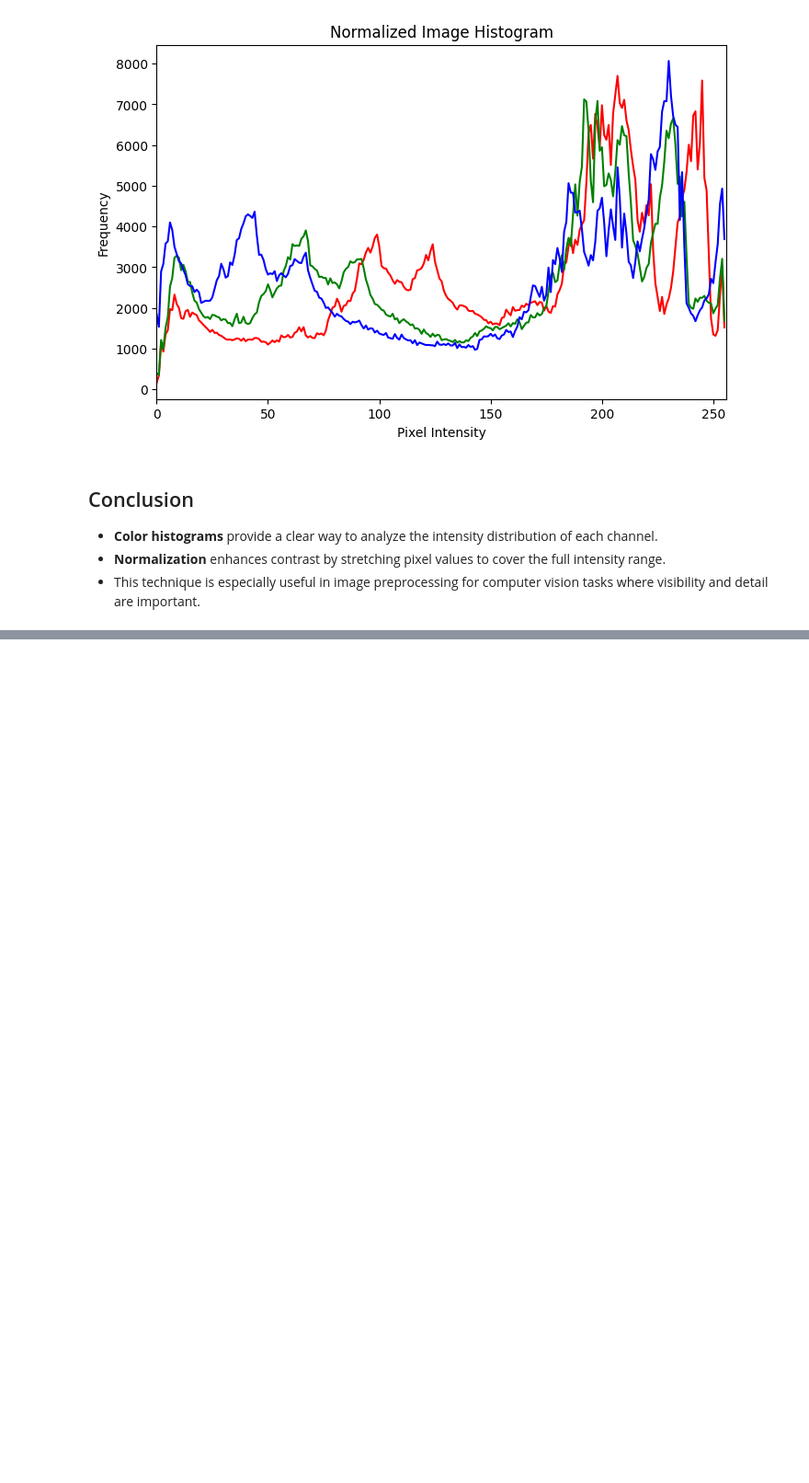
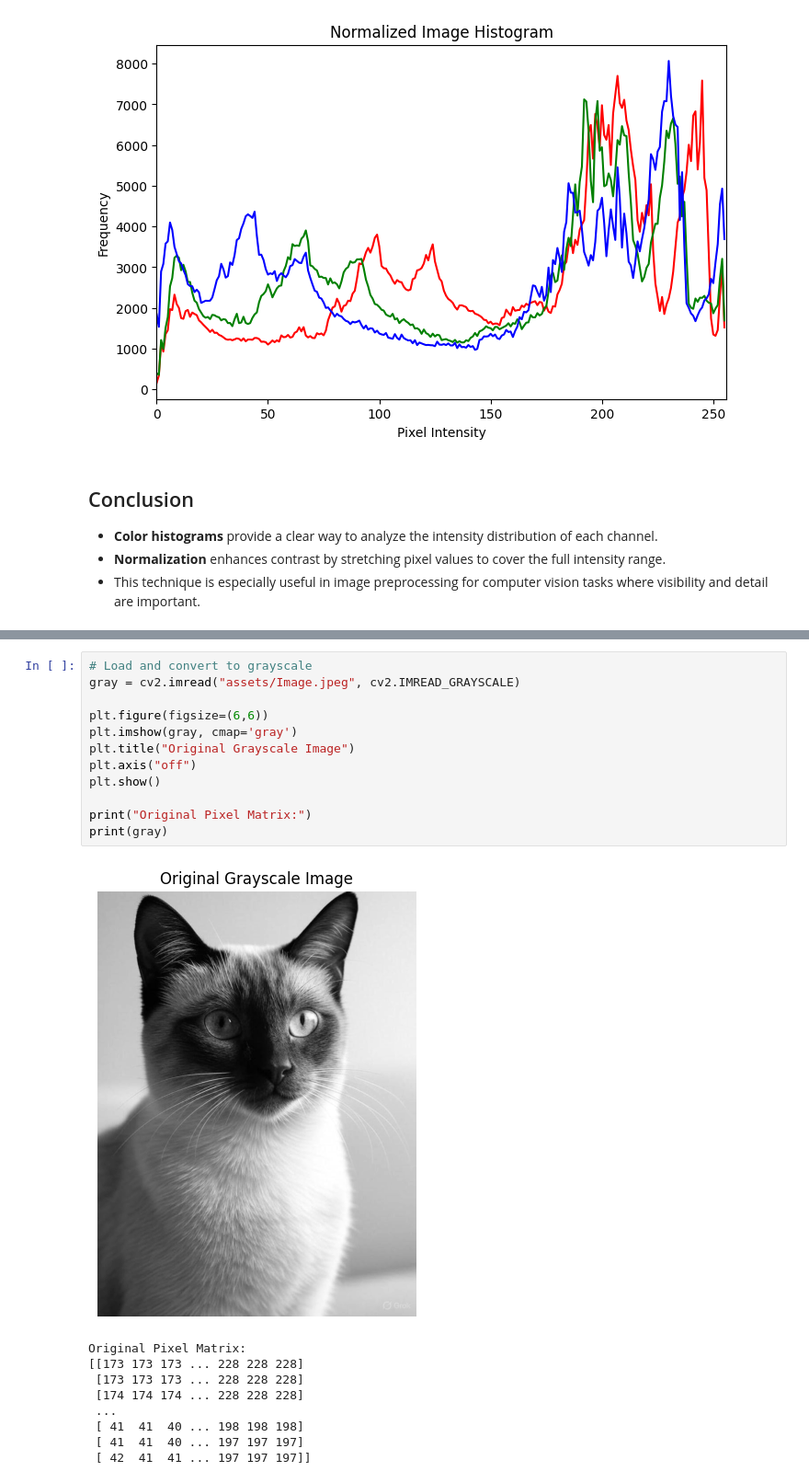
Before and after one commit to notyouriiz/Image_Processing, a Jupyter notebook: Color Histograms/HistogramNormalization.ipynb, the cells around one changed output, grey strips where cells are left out. Shown at 92% size. Saved outputs shown, nothing was run; the diff lists cells and outputs as text; blank space fills up the shorter version.

```diff
--- a/Color Histograms/HistogramNormalization.ipynb
+++ b/Color Histograms/HistogramNormalization.ipynb
@@ -142,0 +151,22 @@ plt.show()
+# %%
+# Load and convert to grayscale
+gray = cv2.imread("assets/Image.jpeg", cv2.IMREAD_GRAYSCALE)
+
+plt.figure(figsize=(6,6))
+plt.imshow(gray, cmap='gray')
+plt.title("Original Grayscale Image")
+plt.axis("off")
+plt.show()
+
+print("Original Pixel Matrix:")
+print(gray)
+# %% [output]
+[figure, added]
+Original Pixel Matrix:
+[[173 173 173 ... 228 228 228]
+ [173 173 173 ... 228 228 228]
+ [174 174 174 ... 228 228 228]
+ ...
+ [ 41  41  40 ... 198 198 198]
+ [ 41  41  40 ... 197 197 197]
+ [ 42  41  41 ... 197 197 197]]
```
Also changed, not shown: parts of 9 cells of this notebook, 2 other files.
